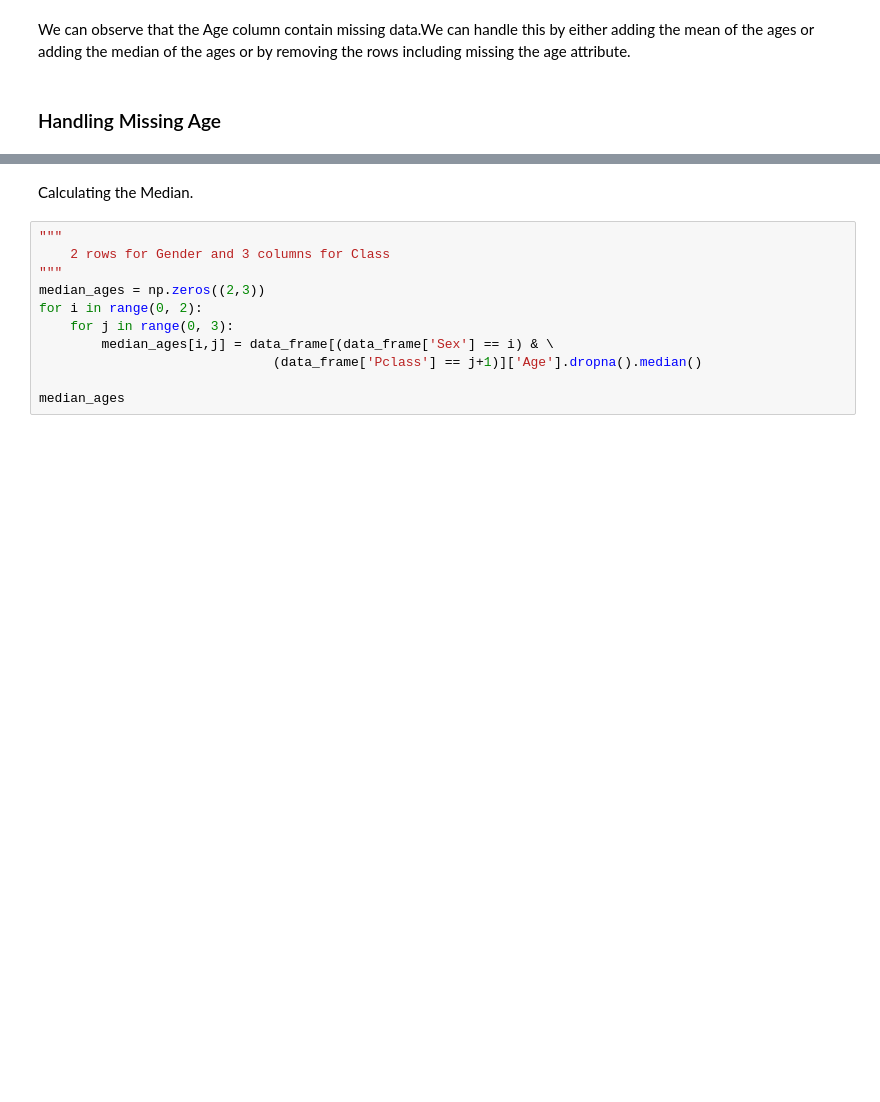
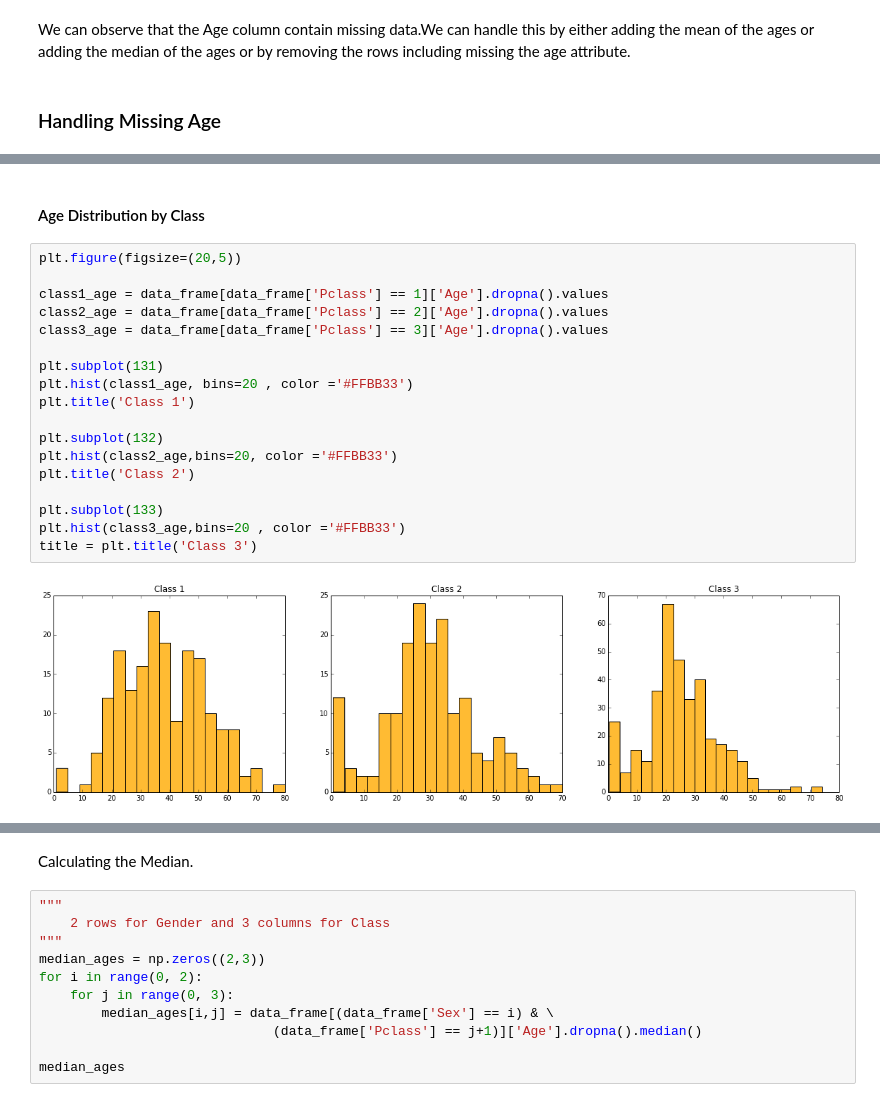
Before and after one commit to islamelmaddah/visualizations, a Jupyter notebook: Titanic.ipynb, the cells around one changed output, grey strips where cells are left out. Saved outputs shown, nothing was run; the diff lists cells and outputs as text; blank space fills up the shorter version.

```diff
--- a/Titanic.ipynb
+++ b/Titanic.ipynb
@@ -73,0 +105,22 @@ It's good to take into consideration the other attributes while filling the miss
+# %% [markdown]
+#### Age Distribution by Class
+# %%
+plt.figure(figsize=(20,5))
+
+class1_age = data_frame[data_frame['Pclass'] == 1]['Age'].dropna().values
+class2_age = data_frame[data_frame['Pclass'] == 2]['Age'].dropna().values
+class3_age = data_frame[data_frame['Pclass'] == 3]['Age'].dropna().values
+
+plt.subplot(131)
+plt.hist(class1_age, bins=20 , color ='#FFBB33')
+plt.title('Class 1')
+
+plt.subplot(132)
+plt.hist(class2_age,bins=20, color ='#FFBB33')
+plt.title('Class 2')
+
+plt.subplot(133)
+plt.hist(class3_age,bins=20 , color ='#FFBB33')
+title = plt.title('Class 3')
+# %% [output]
+[figure, added]
```
Also changed, not shown: parts of 34 cells of this notebook.
